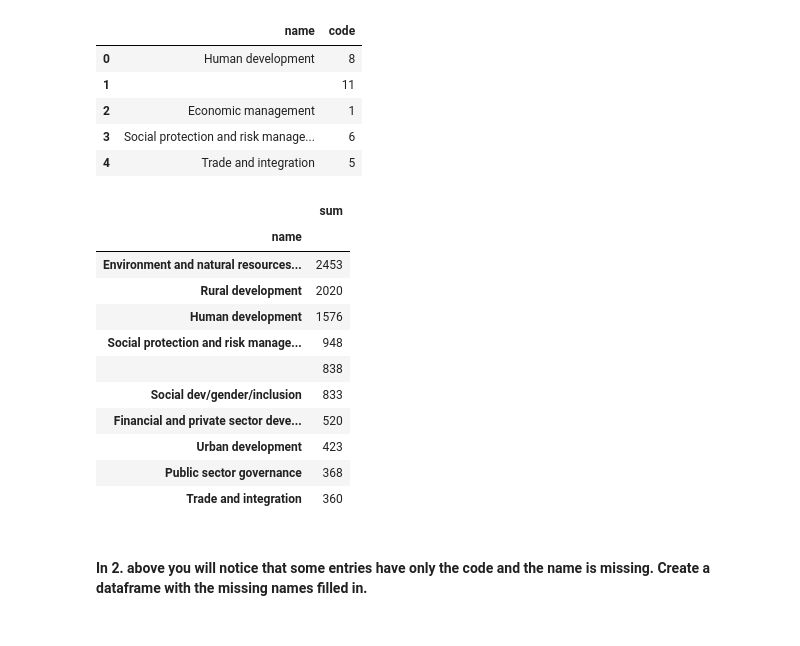
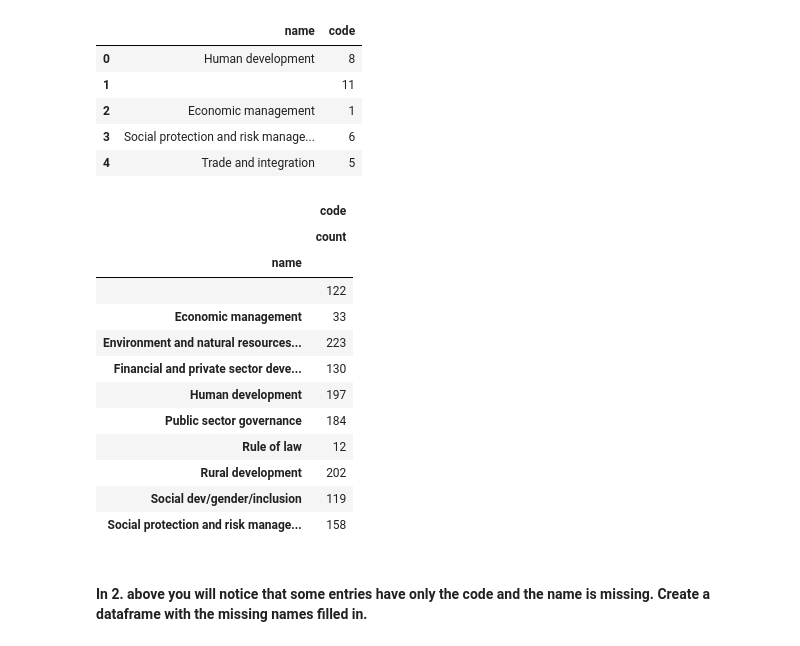
Before and after one commit to KrishanuSinha/Krishanu_Repo, a Jupyter notebook: sliderule_dsi_json_exercise.ipynb, the cells around one changed output. Cells and saved outputs as stored; diff of their text form; code cells hidden in the pictures.

```diff
--- a/sliderule_dsi_json_exercise.ipynb
+++ b/sliderule_dsi_json_exercise.ipynb
@@ -249,26 +250,23 @@ y.head()
 | 2 | Economic management | 1 |
 | 3 | Social protection and risk manage... | 6 |
 | 4 | Trade and integration | 5 |
-# %%
-# Grouping by the project theme name and aggregating by sum of the code (numeric type)
-y = y.groupby('name')['code'].agg(['sum'])
-# %%
-# We now sort the output by the obtained sum value for code
-y=y.sort_values(by=['sum'],ascending=False, na_position='first')
-y.head(10)
-# %% [output]
-|  | sum |
-| name |  |
-| Environment and natural resources... | 2453 |
-| Rural development | 2020 |
-| Human development | 1576 |
-| Social protection and risk manage... | 948 |
-|  | 838 |
-| Social dev/gender/inclusion | 833 |
-| Financial and private sector deve... | 520 |
-| Urban development | 423 |
-| Public sector governance | 368 |
-| Trade and integration | 360 |
+# %%
+x=y.groupby(['name']).agg(['count'])
+x.head(10)
+# %% [output]
+|  | code |
+|  | count |
+| name |  |
+|  | 122 |
+| Economic management | 33 |
+| Environment and natural resources... | 223 |
+| Financial and private sector deve... | 130 |
+| Human development | 197 |
+| Public sector governance | 184 |
+| Rule of law | 12 |
+| Rural development | 202 |
+| Social dev/gender/inclusion | 119 |
+| Social protection and risk manage... | 158 |
 # %% [markdown]
 #### In 2. above you will notice that some entries have only the code and the name is missing. Create a dataframe with the missing names filled in.
 # %%
```
Also changed, not shown: parts of 7 cells of this notebook.
